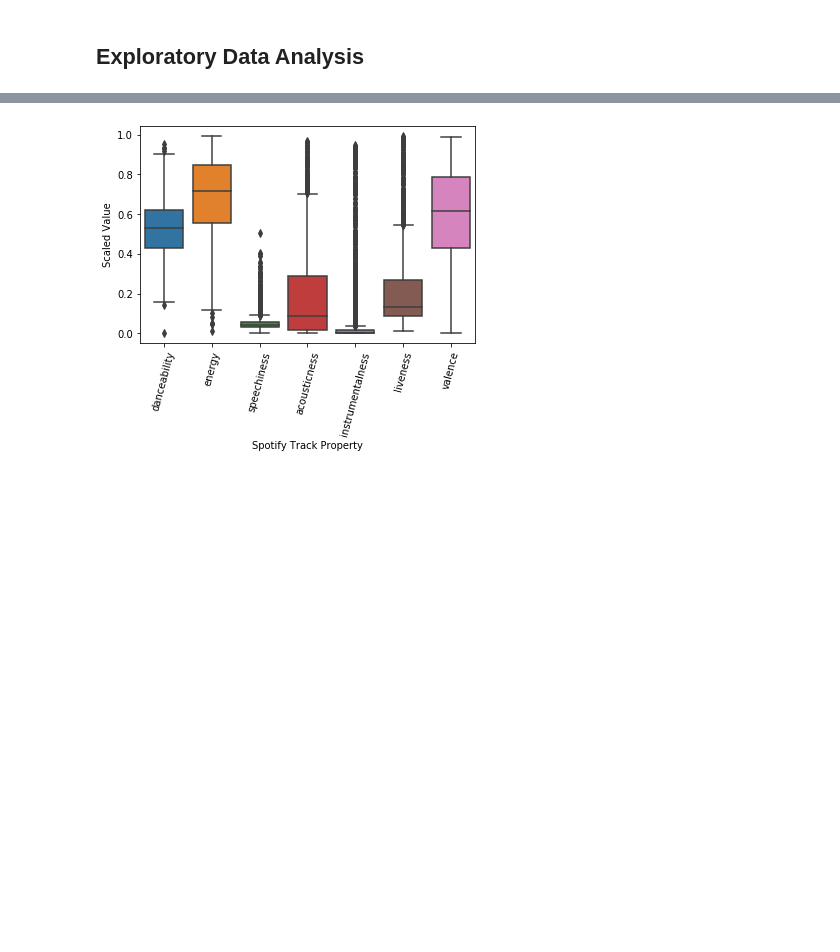
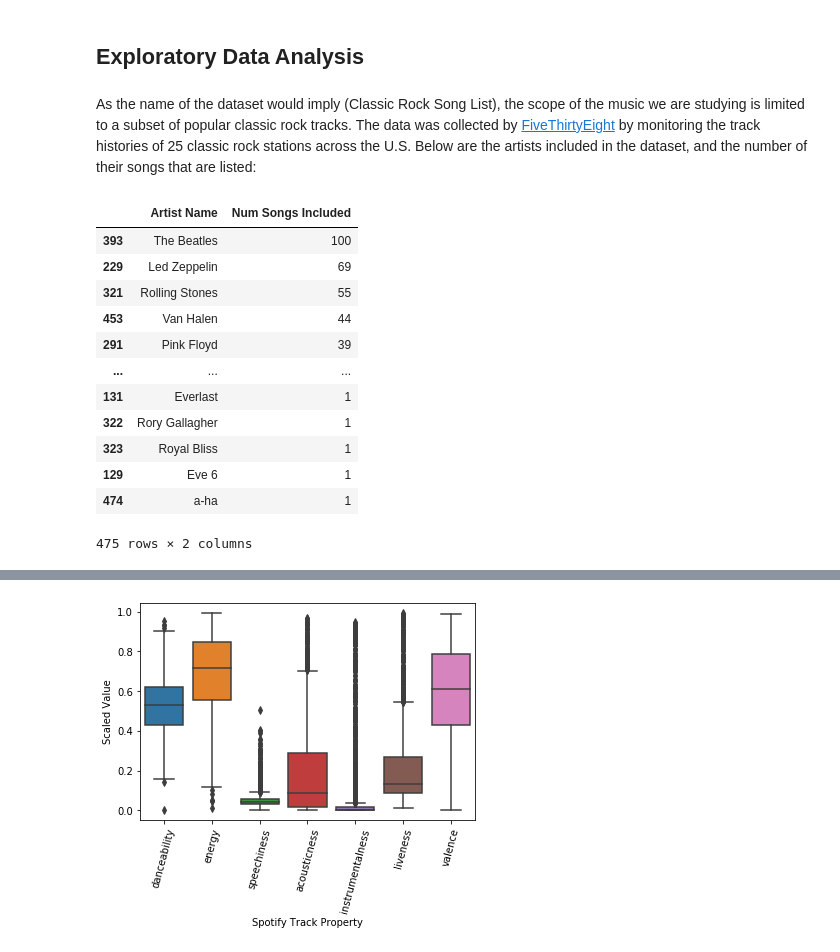
Before and after one commit to uic-cs418/cs418-s20-the-diatonics, a Jupyter notebook: CS418-Project.ipynb, the cells around one changed output, grey strips where cells are left out. Drawn from its saved outputs; the diff is of its cells as text; code cells hidden in the pictures; blank space fills up the shorter version.

```diff
--- a/CS418-Project.ipynb
+++ b/CS418-Project.ipynb
@@ -67,3 +65,21 @@ tracks_with_audio_features.head()
 | 4 | 0.646 | 0.426 | 0 | -10.629 | 0.0480 | 0.08580 | 0.072700 | 0.0746 | ... |
 # %% [markdown]
 ## Exploratory Data Analysis
+# %% [markdown]
+As the name of the dataset would imply (Classic Rock Song List), the scope of the music we are studying is limited to a subset of popular classic rock tracks. The data was collected by [FiveThirtyEight](https://fivethirtyeight.com/features/why-classic-rock-isnt-what-it-used-to-be/) by monitoring the track histories of 25 classic rock stations across the U.S. Below are the artists included in the dataset, and the number of their songs that are listed:
+# %%
+data.get_artists_and_song_count(raw_song_data)
+# %% [output]
+|  | Artist Name | Num Songs Included |
+| 393 | The Beatles | 100 |
+| 229 | Led Zeppelin | 69 |
+| 321 | Rolling Stones | 55 |
+| 453 | Van Halen | 44 |
+| 291 | Pink Floyd | 39 |
+| ... | ... | ... |
+| 131 | Everlast | 1 |
+| 322 | Rory Gallagher | 1 |
+| 323 | Royal Bliss | 1 |
+| 129 | Eve 6 | 1 |
+| 474 | a-ha | 1 |
+475 rows × 2 columns
```
Also changed, not shown: parts of 17 cells of this notebook, 2 other files.
